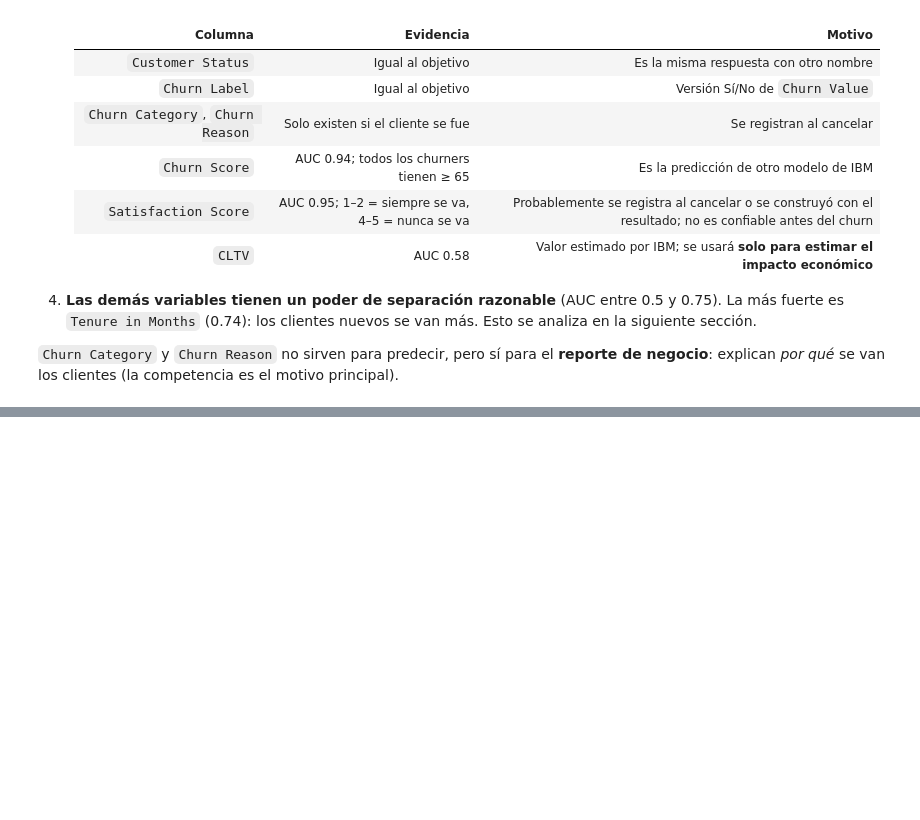
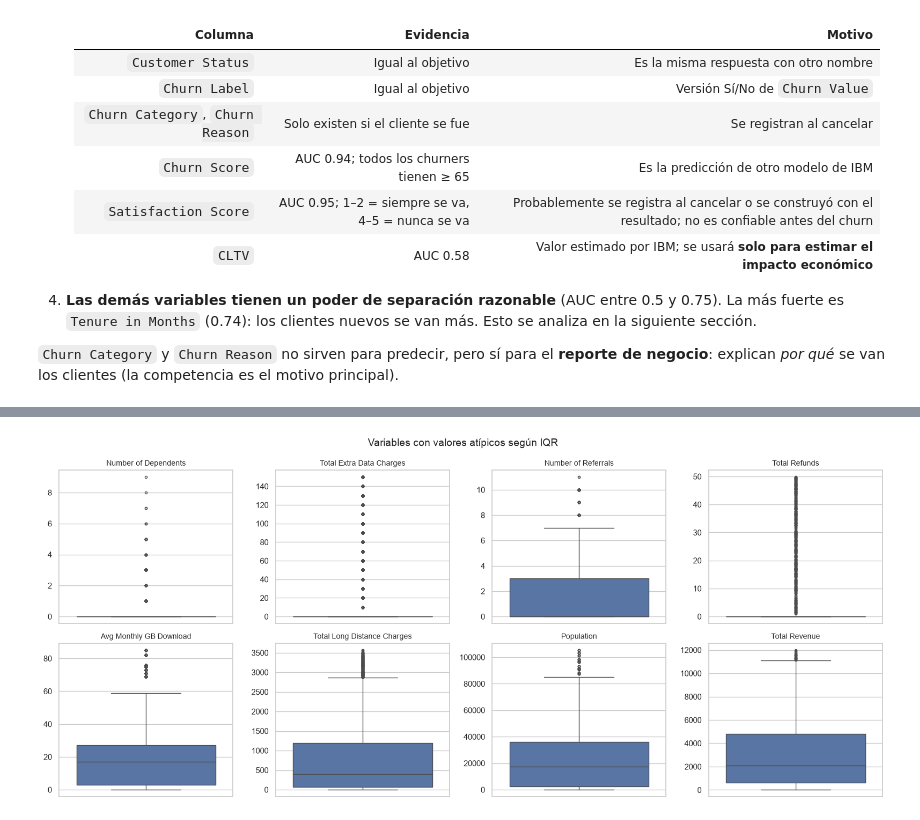
Before and after one commit to Antonio-3108/Proyecto-ML-for-Buisness, a Jupyter notebook: notebooks/01_exploracion.ipynb, the cells around one changed output, grey strips where cells are left out. Saved outputs shown, nothing was run; the diff lists cells and outputs as text; code cells hidden in the pictures; blank space fills up the shorter version.

Commit message:
Update 01_exploracion.ipynb
distribuciones, outliers y relación con churn

```diff
--- a/notebooks/01_exploracion.ipynb
+++ b/notebooks/01_exploracion.ipynb
@@ -824,0 +918,27 @@ es el motivo principal).
+# %%
+def contar_outliers_iqr(serie: pd.Series) -> int:
+    """Cantidad de valores fuera de [Q1 - 1.5*IQR, Q3 + 1.5*IQR]."""
+    q1, q3 = serie.quantile([0.25, 0.75])
+    iqr = q3 - q1
+    return int(((serie < q1 - 1.5 * iqr) | (serie > q3 + 1.5 * iqr)).sum())
+
+
+resumen_outliers = (
+    pd.DataFrame(
+        {
+            "outliers_iqr": {
+                c: contar_outliers_iqr(eda[c]) for c in variables_numericas
+            },
+            "porcentaje_ceros": (eda[variables_numericas] == 0)
+            .mean()
+            .mul(100)
+            .round(1),
+            "asimetria": eda[variables_numericas].skew().round(2),
+            "minimo": eda[variables_numericas].min(),
+            "maximo": eda[variables_numericas].max(),
+        }
+    )
+    .query("outliers_iqr > 0")
+    .sort_values("outliers_iqr", ascending=False)
+)
+resumen_outliers
@@ -824,0 +955,15 @@ es el motivo principal).
+# %%
+columnas_con_outliers = resumen_outliers.index.tolist()
+
+fig, axes = plt.subplots(2, 4, figsize=(16, 7))
+for ax, col in zip(axes.flat, columnas_con_outliers):
+    sns.boxplot(y=eda[col], ax=ax, color="#4C72B0", flierprops={"markersize": 3})
+    ax.set_title(col, fontsize=10)
+    ax.set_ylabel("")
+for ax in axes.flat[len(columnas_con_outliers) :]:
+    ax.set_visible(False)
+fig.suptitle("Variables con valores atípicos según IQR", fontsize=14)
+plt.tight_layout()
+plt.show()
+# %% [output]
+[figure, added]
```
Also changed, not shown: parts of 18 cells of this notebook.
